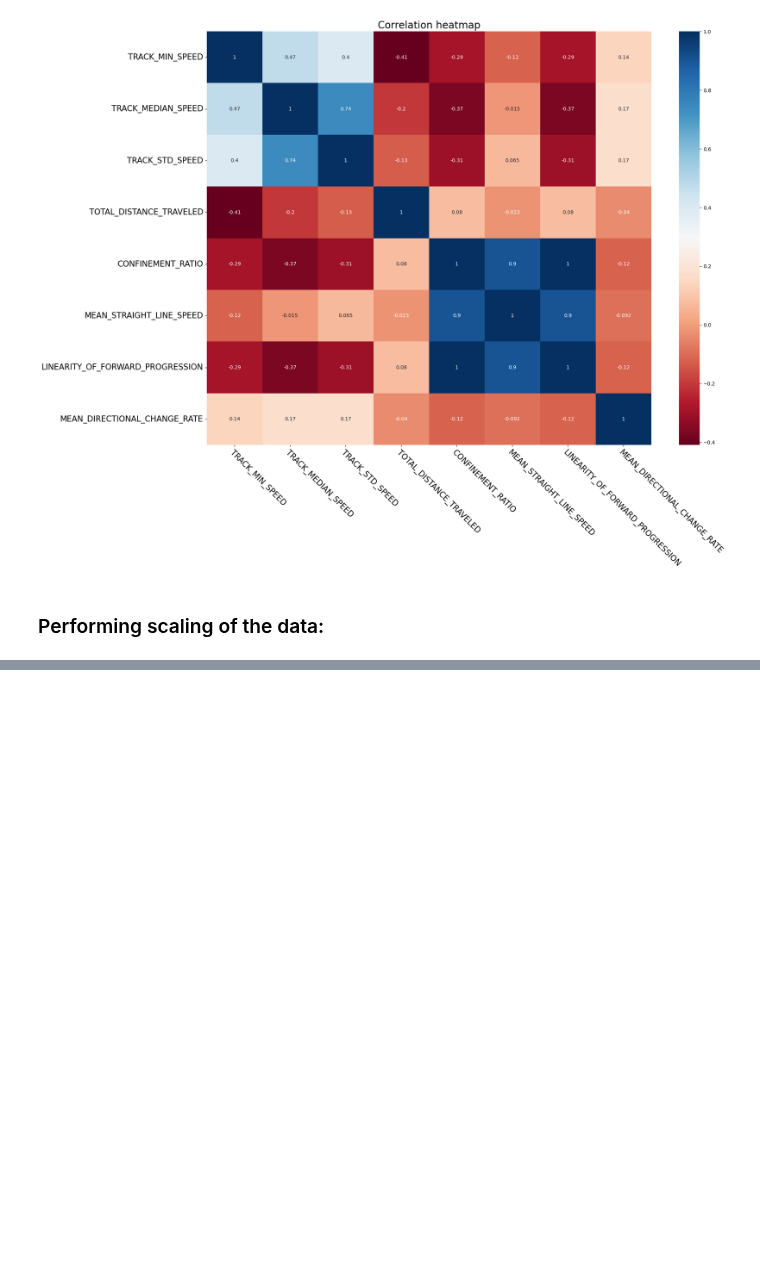
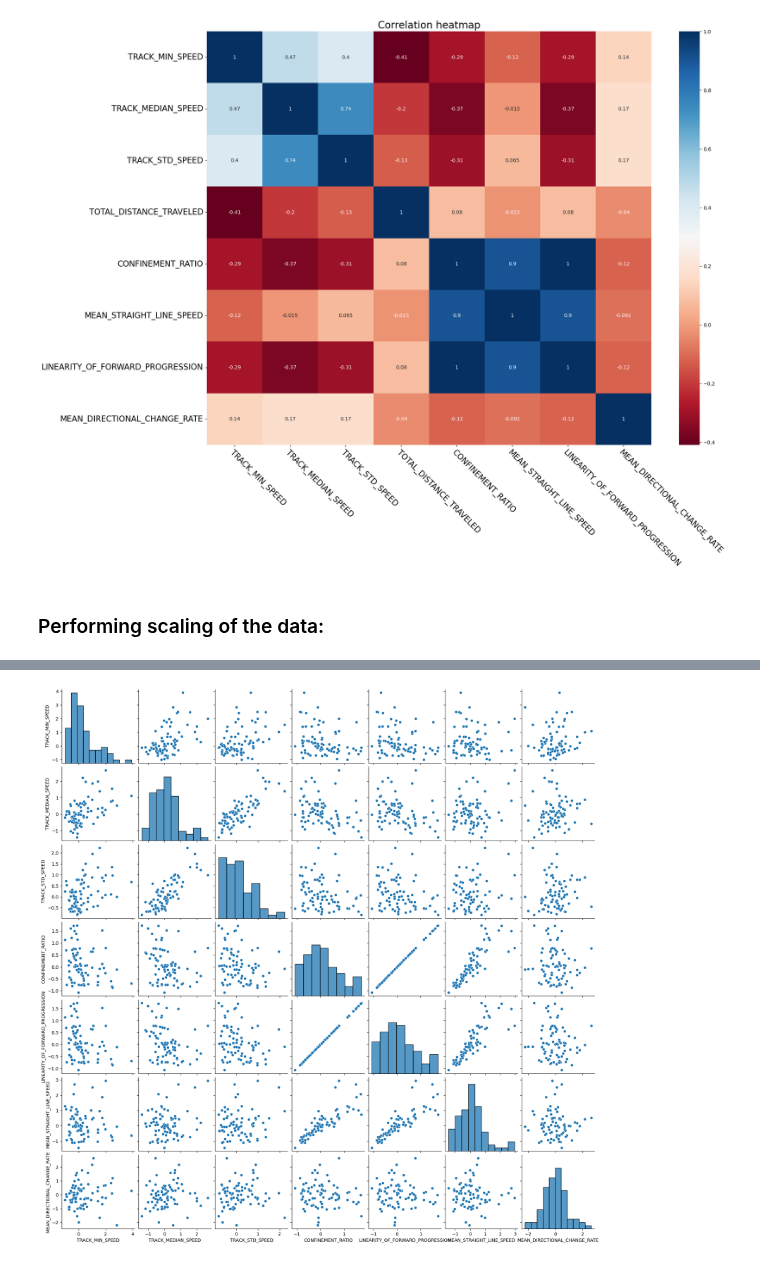
Before and after one commit to GentlemanFrog/Trajectory_clustering, a Jupyter notebook: Trajectory_analysis_2_0.ipynb, the cells around one changed output, grey strips where cells are left out. Drawn from its saved outputs; the diff is of its cells as text; code cells hidden in the pictures; blank space fills up the shorter version.

```diff
--- a/Trajectory_analysis_2_0.ipynb
+++ b/Trajectory_analysis_2_0.ipynb
@@ -156,0 +257,8 @@ df_scaled.to_csv("tracks_df_scaled.csv")
+# %%
+df_to_test = df_scaled[['TRACK_MIN_SPEED', 'TRACK_MEDIAN_SPEED', 'TRACK_STD_SPEED',
+                       'CONFINEMENT_RATIO', 'LINEARITY_OF_FORWARD_PROGRESSION', 'MEAN_STRAIGHT_LINE_SPEED',
+                       'MEAN_DIRECTIONAL_CHANGE_RATE']]
+# %%
+pair_plot = sns.pairplot(df_to_test)
+# %% [output]
+[figure, added]
```
Also changed, not shown: parts of 12 cells of this notebook.
